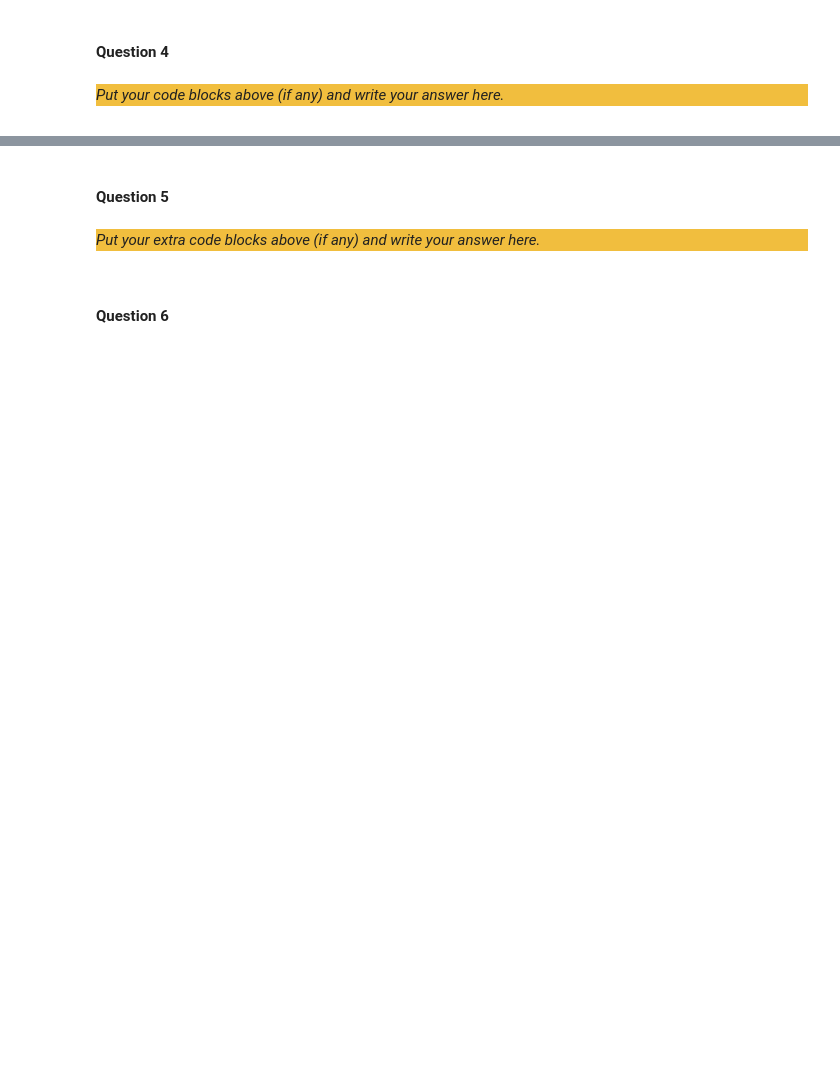
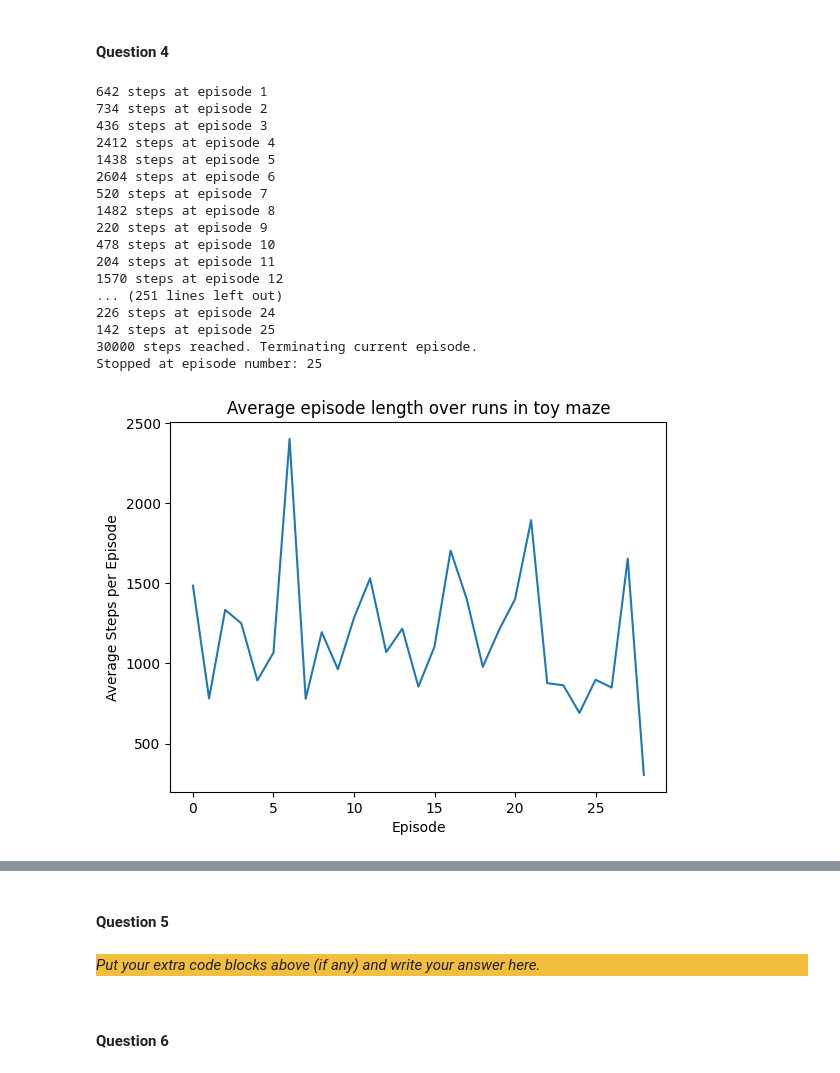
Before and after one commit to fusiatique/ci-assignments, a Jupyter notebook: assignment_3/src/Main.ipynb, the cells around one changed output, grey strips where cells are left out. Drawn from its saved outputs; the diff is of its cells as text; code cells hidden in the pictures; blank space fills up the shorter version.

```diff
--- a/assignment_3/src/Main.ipynb
+++ b/assignment_3/src/Main.ipynb
@@ -305,6 +310,66 @@ for episode in tqdm(range(n_episodes)):
 # %% [markdown]
 #### Question 4
-# %% [markdown]
-<div style="background-color:#f1be3e">
-
-_Put your code blocks above (if any) and write your answer here._
+# %%
+toy_maze = Maze("./../data/toy_maze.txt")
+toy_maze.set_reward(x = 9, y = 9, reward = 10)
+toy_maze.set_terminal(x = 9, y = 9)
+
+def run_multiple_no_learn(maze, n_runs = 10, early_stop = 30000):
+    all_runs = []
+
+    for i in range(n_runs):
+        episode_lengths = main_early_stop_no_learn(
+            maze, early_stop
+        )
+        all_runs.append(episode_lengths)
+
+    return all_runs
+
+
+def plot_average_episode_lengths(all_runs, difficulty, learning_type = "None"):
+    # find max number of episodes across runs
+    max_len = max(len(run) for run in all_runs)
+
+    # pad runs with NaN so they all have equal length
+    padded_runs = []
+    for run in all_runs:
+        padded = run + [np.nan] * (max_len - len(run))
+        padded_runs.append(padded)
+
+    padded_runs = np.array(padded_runs)
+
+    # compute mean ignoring NaNs
+    avg_lengths = np.nanmean(padded_runs, axis=0)
+
+    # plot
+    plt.figure()
+    plt.plot(avg_lengths)
+    plt.xlabel("Episode")
+    plt.ylabel("Average Steps per Episode")
+    if learning_type == "None":
+        plt.title(f"Average episode length over runs in { difficulty } maze")
+    else:
+        plt.title(f"Average episode length over runs in { difficulty } maze using {learning_type}")
+    plt.show()
+# %%
+plot_average_episode_lengths(run_multiple_no_learn(toy_maze, early_stop=100000), "toy")
+plot_average_episode_lengths(run_multiple_no_learn(easy_maze, early_stop=300000), "easy")
+# %% [output]
+642 steps at episode 1
+734 steps at episode 2
+436 steps at episode 3
+2412 steps at episode 4
+1438 steps at episode 5
+2604 steps at episode 6
+520 steps at episode 7
+1482 steps at episode 8
+220 steps at episode 9
+478 steps at episode 10
+204 steps at episode 11
+1570 steps at episode 12
+... (251 lines left out)
+226 steps at episode 24
+142 steps at episode 25
+30000 steps reached. Terminating current episode.
+Stopped at episode number: 25
+[figure, added]
```
Also changed, not shown: parts of 11 cells of this notebook.
